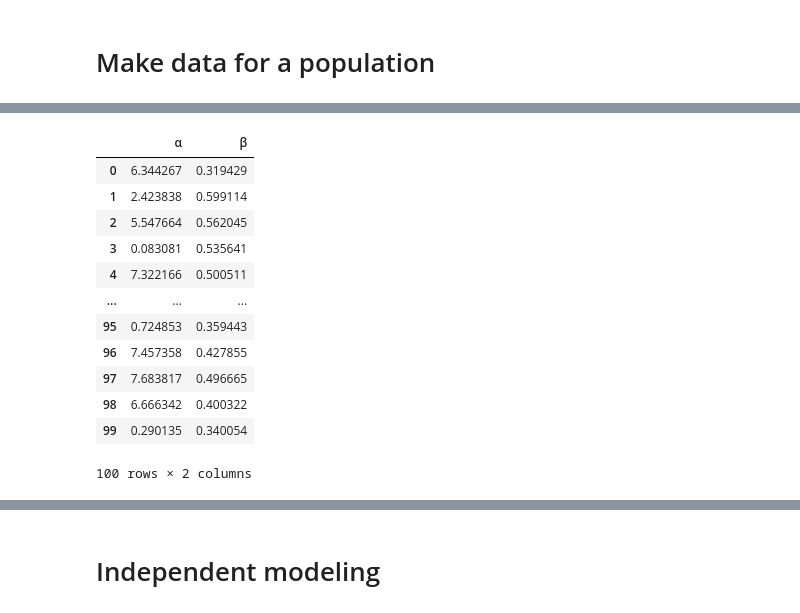
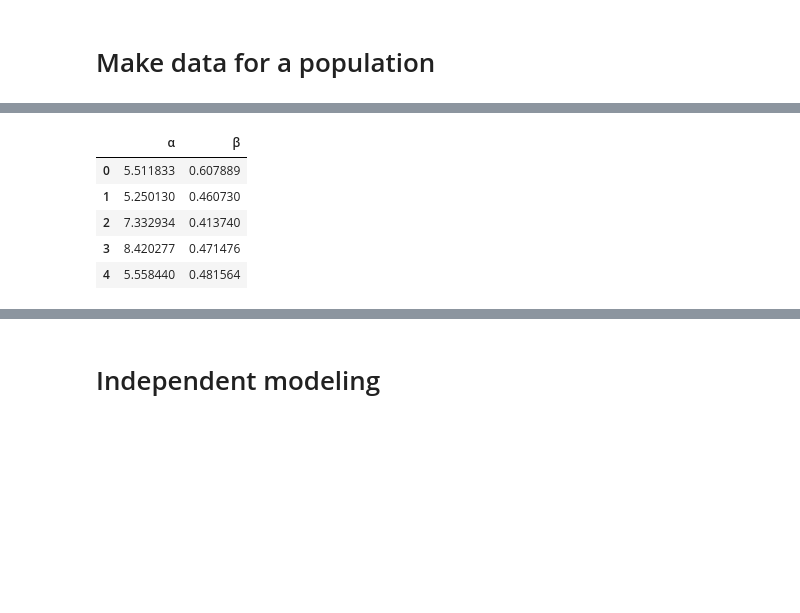
Before and after one commit to AurelienNioche/ActiveTeachingCollaborative, a Jupyter notebook: with_artificial_data.ipynb, the cells around one changed output, grey strips where cells are left out. Saved outputs shown, nothing was run; the diff lists cells and outputs as text; code cells hidden in the pictures; blank space fills up the shorter version.

```diff
--- a/with_artificial_data.ipynb
+++ b/with_artificial_data.ipynb
@@ -308,23 +304,16 @@ ax.plot(x_th, y_th, color='C0', label="theoretical distribution", ls='-')
 # %%
-n = 100
+n = 5
 param = np.vstack((scipy.stats.truncnorm.rvs(size=n, **kwargs_alpha),
                    scipy.stats.truncnorm.rvs(size=n, **kwargs_beta))).T
 df_param = pd.DataFrame(param, columns=('α', 'β'))
 df_param
 # %% [output]
 |  | α | β |
-| 0 | 6.344267 | 0.319429 |
-| 1 | 2.423838 | 0.599114 |
-| 2 | 5.547664 | 0.562045 |
-| 3 | 0.083081 | 0.535641 |
-| 4 | 7.322166 | 0.500511 |
-| ... | ... | ... |
-| 95 | 0.724853 | 0.359443 |
-| 96 | 7.457358 | 0.427855 |
-| 97 | 7.683817 | 0.496665 |
-| 98 | 6.666342 | 0.400322 |
-| 99 | 0.290135 | 0.340054 |
+| 0 | 5.511833 | 0.607889 |
+| 1 | 5.250130 | 0.460730 |
+| 2 | 7.332934 | 0.413740 |
+| 3 | 8.420277 | 0.471476 |
+| 4 | 5.558440 | 0.481564 |
-100 rows × 2 columns
 # %%
 fig, ax = plt.subplots()
 
```
Also changed, not shown: parts of 23 cells of this notebook.
